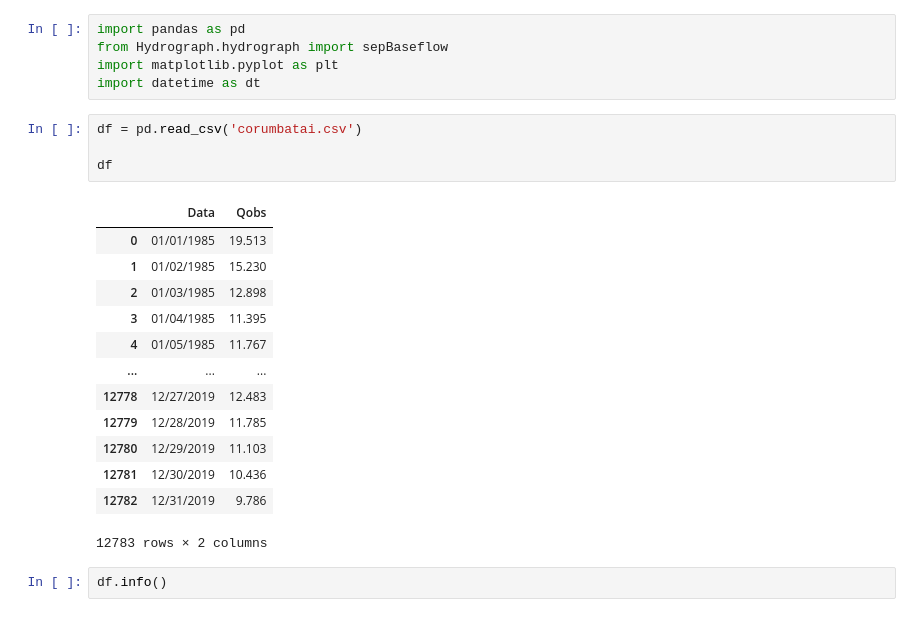
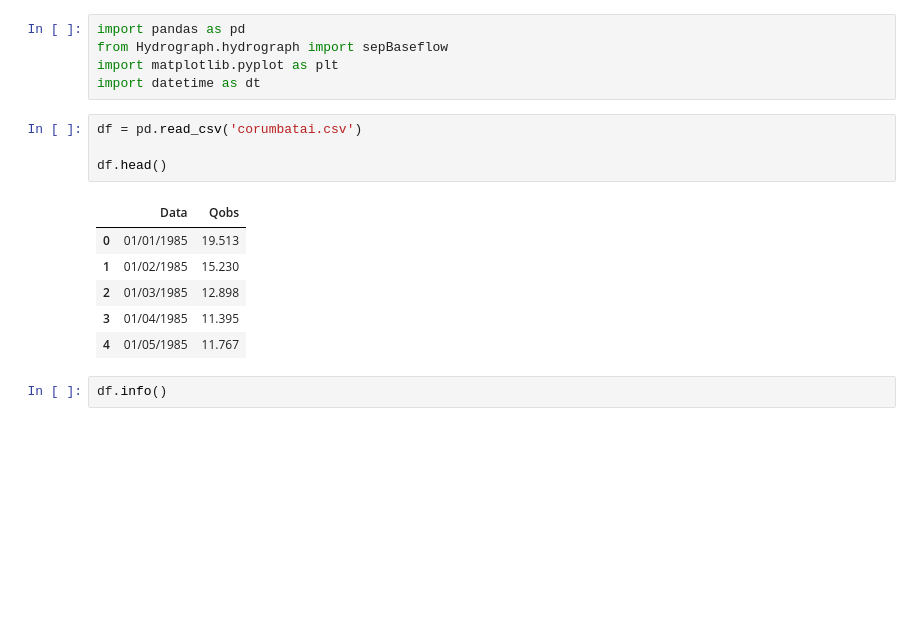
Before and after one commit to wanderam/separacao-escoamento-base, a Jupyter notebook: sep_baseflow.ipynb, the cells around one changed output. Saved outputs shown, nothing was run; the diff lists cells and outputs as text; blank space fills up the shorter version.

```diff
--- a/sep_baseflow.ipynb
+++ b/sep_baseflow.ipynb
@@ -6,21 +6,14 @@ import datetime as dt
 # %%
 df = pd.read_csv('corumbatai.csv')
 
-df
+df.head()
 # %% [output]
 |  | Data | Qobs |
 | 0 | 01/01/1985 | 19.513 |
 | 1 | 01/02/1985 | 15.230 |
 | 2 | 01/03/1985 | 12.898 |
 | 3 | 01/04/1985 | 11.395 |
 | 4 | 01/05/1985 | 11.767 |
-| ... | ... | ... |
-| 12778 | 12/27/2019 | 12.483 |
-| 12779 | 12/28/2019 | 11.785 |
-| 12780 | 12/29/2019 | 11.103 |
-| 12781 | 12/30/2019 | 10.436 |
-| 12782 | 12/31/2019 | 9.786 |
-12783 rows × 2 columns
 # %%
 df.info()
 # %% [output]
```
